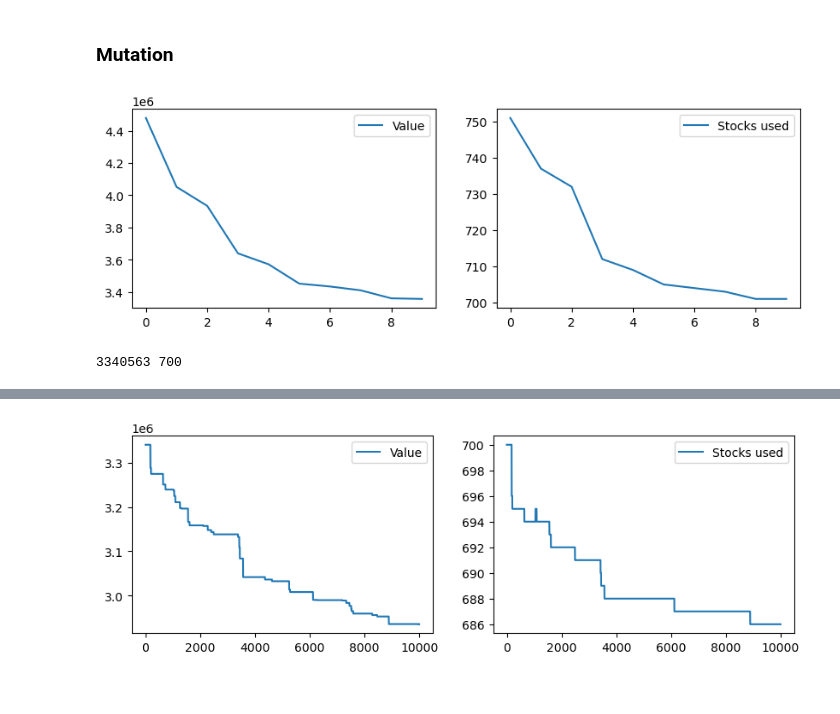
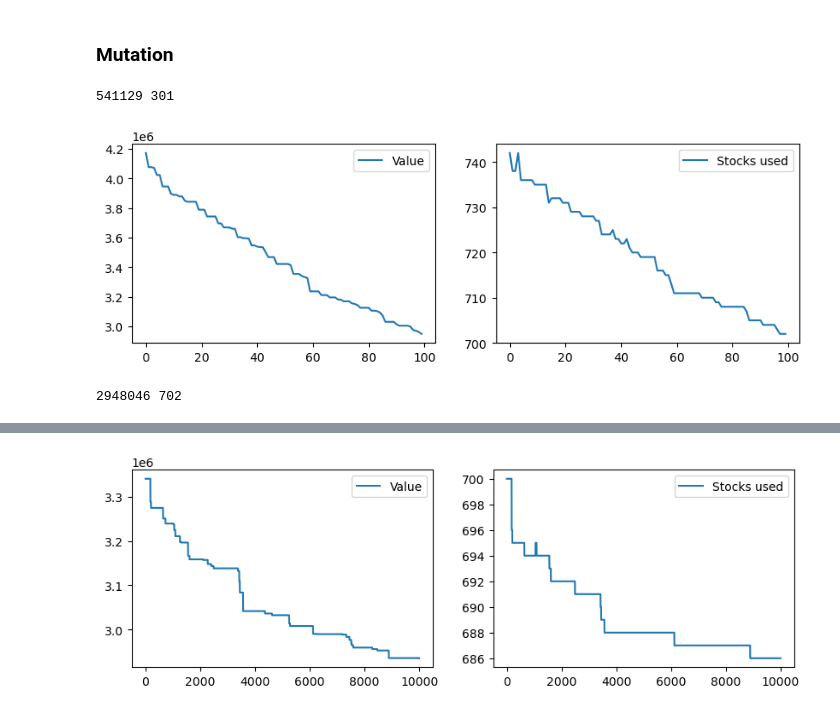
Before and after one commit to MilenkovicMaja/csp_optimization, a Jupyter notebook: csp.ipynb, the cells around one changed output, grey strips where cells are left out. Saved outputs shown, nothing was run; the diff lists cells and outputs as text; code cells hidden in the pictures.

```diff
--- a/csp.ipynb
+++ b/csp.ipynb
@@ -436,18 +436,19 @@ class Individual:
 def ga(orders:    list[int],
        selection: Callable[[list[Individual], Individual], Individual],
        crossover: Callable[[Individual, Individual, Individual, Individual], None],
-       mutation:  Callable[[Individual], None]
+       mutation:  Callable[[Individual], None],
+       plot: bool
       ):
 
     population = [Individual(orders) for _ in range(POPULATION_SIZE)]
-    new_population = [Individual(orders) for _ in range(POPULATION_SIZE)]
+    new_population = deepcopy(population)
 
     PLT_VALUES = []
     PLT_STOCKS_USED = []
 
-    for _ in range(NUM_ITERS):
+    for it in range(NUM_ITERS):
         population.sort(key=lambda x: x.fitness)
-        new_population[:ELITISM_SIZE] = population[:ELITISM_SIZE]
+        new_population[:ELITISM_SIZE] = deepcopy(population[:ELITISM_SIZE])
 
         PLT_VALUES.append(population[0].fitness)
         PLT_STOCKS_USED.append(population[0].num_stocks)
@@ -467,17 +468,18 @@ def ga(orders:    list[int],
             new_population[i].fitness, new_population[i].num_stocks = calc_solution_value(new_population[i].code)
             new_population[i+1].fitness, new_population[i+1].num_stocks = calc_solution_value(new_population[i+1].code)
 
-        population[:] = new_population[:]
+        population = deepcopy(new_population)
 
-    plt.figure(figsize=(10, 3))
-    plt.subplot(1, 2, 1)
-    plt.plot(range(NUM_ITERS), PLT_VALUES, label='Value')
-    plt.legend()
+    if plot:
+        plt.figure(figsize=(10, 3))
+        plt.subplot(1, 2, 1)
+        plt.plot(range(NUM_ITERS), PLT_VALUES, label='Value')
+        plt.legend()
 
-    plt.subplot(1, 2, 2)
-    plt.plot(range(NUM_ITERS), PLT_STOCKS_USED, label='Stocks used')
-    plt.legend()
-    plt.show()
+        plt.subplot(1, 2, 2)
+        plt.plot(range(NUM_ITERS), PLT_STOCKS_USED, label='Stocks used')
+        plt.legend()
+        plt.show()
 
     best_individual = min(population, key=lambda x: x.fitness)
     return best_individual.code, best_individual.fitness, best_individual.num_stocks
@@ -612,10 +615,31 @@ def mutation_shuffle(instance):
     random.shuffle(segment)
 
     instance.code[pos1:pos2+1] = segment
-# %%
-orders = read_instance('test_instances/test_instance_20.csp')
-solution, value, num_stocks = ga(orders)
-print(value, num_stocks)
-# %% [output]
-[figure, removed]
-3340563 700
+# %%
+orders = read_instance('test_instances/test_instance_11.csp')
+solution, value, num_stocks = ga(orders,
+                                 selection=rank_selection,
+                                 crossover=generalized_order_crossover,
+                                 mutation=mutation_shuffle
+                                )
+print(value, num_stocks)
+# %% [output]
+541129 301
+# %%
+POPULATION_SIZE = 200
+NUM_ITERS = 100
+ELITISM_SIZE = 20
+MUTATION_PROB = 0.02
+TOURNAMENT_SIZE = 6
+SELECTION_PRESSURE = 1.5     # [1.0, 2.0]
+
+orders = read_instance('test_instances/test_instance_20.csp')
+solution, value, num_stocks = ga(orders,
+                                 selection=roulette_selection,
+                                 crossover=generalized_order_crossover,
+                                 mutation=mutation_shuffle
+                                )
+print(value, num_stocks)
+# %% [output]
+[figure, added]
+2948046 702
```
Also changed, not shown: parts of 11 cells of this notebook, 1 other file.
